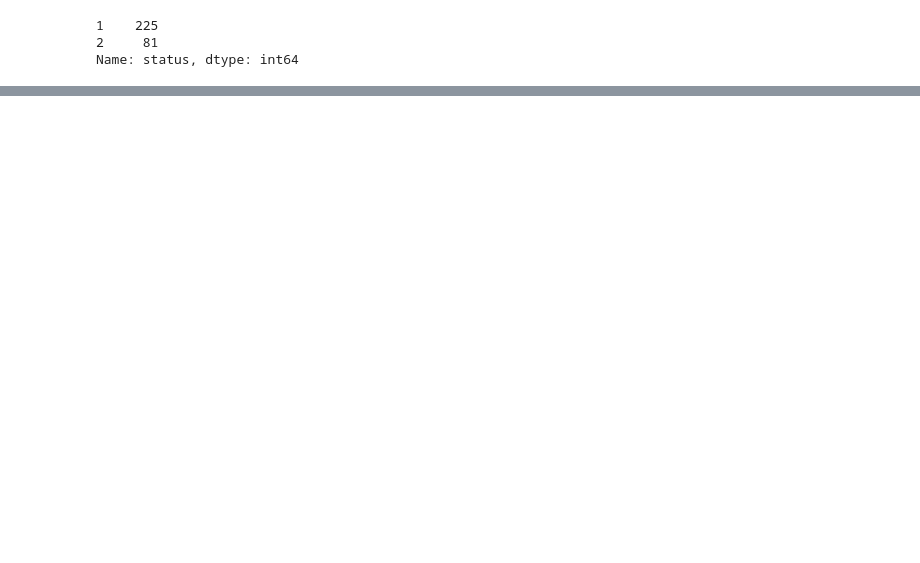
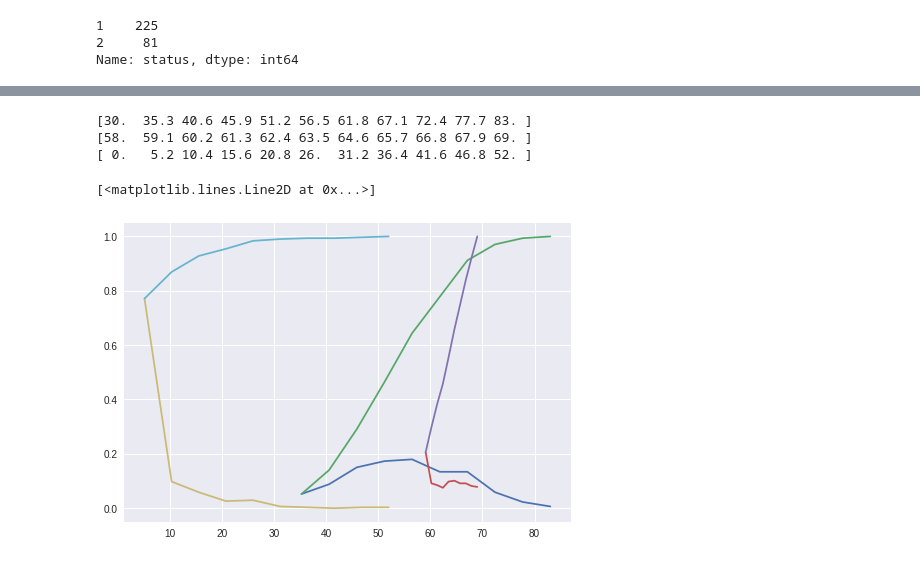
Before and after one commit to PhaneendraYedidi/Machine-Learning-Practices, a Jupyter notebook: Exploratory_Data_Analysis1.ipynb, the cells around one changed output, grey strips where cells are left out. Drawn from its saved outputs; the diff is of its cells as text; code cells hidden in the pictures; blank space fills up the shorter version.

```diff
--- a/Exploratory_Data_Analysis1.ipynb
+++ b/Exploratory_Data_Analysis1.ipynb
@@ -67,0 +115,32 @@ Name: status, dtype: int64
+# %%
+#Cumulative Distribution Function CDF
+
+counts, bin_edges = np.histogram(haberman['age'], bins=10, density = True)
+
+pdf = counts/(sum(counts))
+print(bin_edges)
+cdf = np.cumsum(pdf)
+plt.plot(bin_edges[1:],pdf)
+plt.plot(bin_edges[1:],cdf)
+
+counts, bin_edges = np.histogram(haberman['year'], bins=10, density = True)
+
+pdf = counts/(sum(counts))
+print(bin_edges)
+cdf = np.cumsum(pdf)
+plt.plot(bin_edges[1:],pdf)
+plt.plot(bin_edges[1:],cdf)
+
+counts, bin_edges = np.histogram(haberman['nodes'], bins=10, density = True)
+
+pdf = counts/(sum(counts))
+print(bin_edges)
+cdf = np.cumsum(pdf)
+plt.plot(bin_edges[1:],pdf)
+plt.plot(bin_edges[1:],cdf)
+# %% [output]
+[30.  35.3 40.6 45.9 51.2 56.5 61.8 67.1 72.4 77.7 83. ]
+[58.  59.1 60.2 61.3 62.4 63.5 64.6 65.7 66.8 67.9 69. ]
+[ 0.   5.2 10.4 15.6 20.8 26.  31.2 36.4 41.6 46.8 52. ]
+[<matplotlib.lines.Line2D at 0x...>]
+[figure, added]
```
Also changed, not shown: parts of 19 cells of this notebook.
